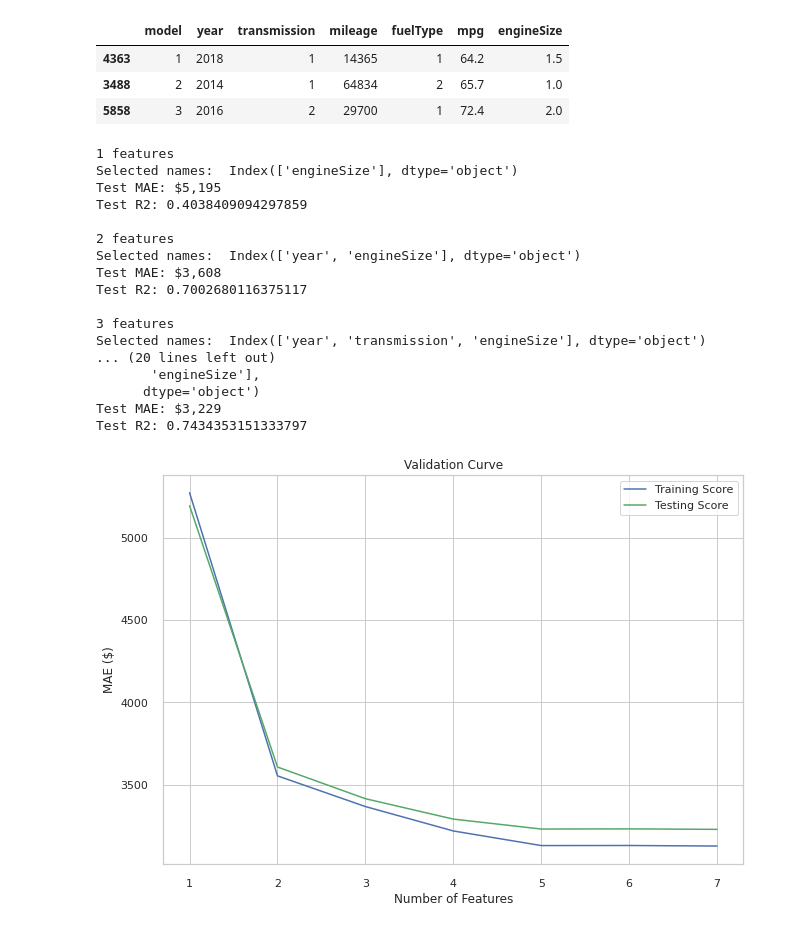
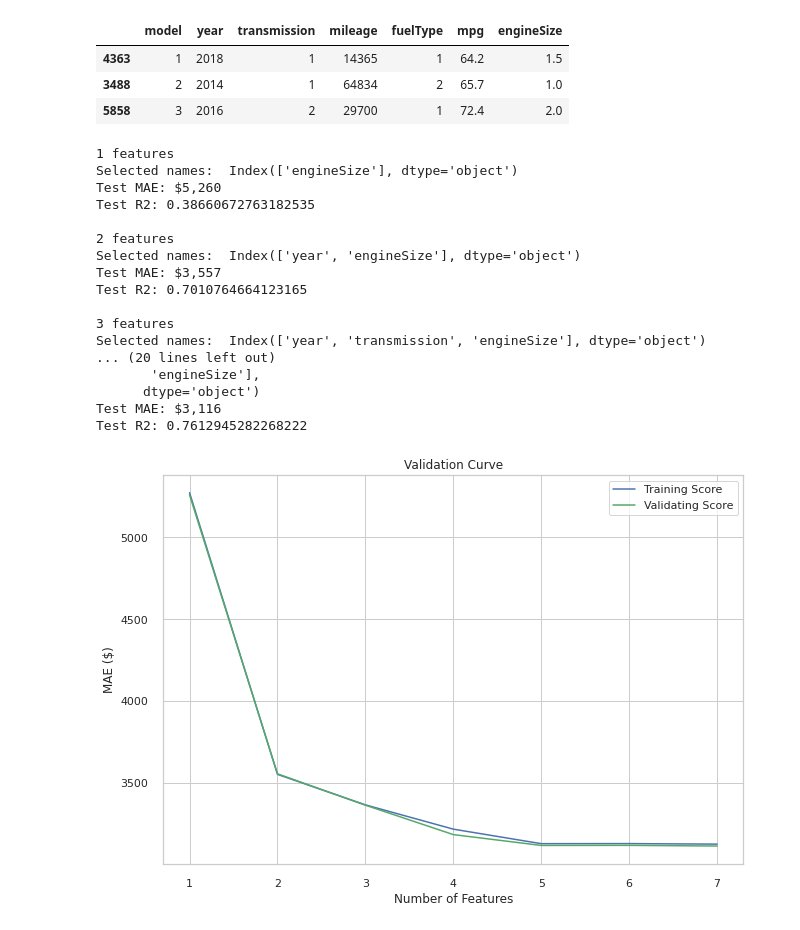
Before and after one commit to KYOH95/Project_2_Car_Analysis, a Jupyter notebook: Project2.ipynb, the cells around one changed output. Drawn from its saved outputs; the diff is of its cells as text; code cells hidden in the pictures.

```diff
--- a/Project2.ipynb
+++ b/Project2.ipynb
@@ -565,6 +565,7 @@ X_train_ord_enc.head(3)
 
 from sklearn.linear_model import LinearRegression
 from sklearn.metrics import mean_absolute_error, r2_score
+from sklearn.feature_selection import f_regression, SelectKBest
 
 training = []
 testing = []
@@ -577,7 +578,7 @@ for k in range(1, len(X_train_ord_enc.columns)+ 1):
     selector = SelectKBest(score_func=f_regression, k=k)
 
     X_train_selected = selector.fit_transform(X_train_ord_enc, y_train)
-    X_test_selected = selector.transform(X_test_ord_enc)
+    X_val_selected = selector.transform(X_val_ord_enc)
 
     all_names = X_train_ord_enc.columns
     selected_mask = selector.get_support()
@@ -586,41 +587,41 @@ for k in range(1, len(X_train_ord_enc.columns)+ 1):
 
 
     model = LinearRegression()
     model.fit(X_train_selected, y_train)
     y_pred = model.predict(X_train_selected)
     mae = mean_absolute_error(y_train, y_pred)
     training.append(mae)
 
-    y_pred = model.predict(X_test_selected)
-    mae = mean_absolute_error(y_test, y_pred)
-    r2 = r2_score(y_test, y_pred)
+    y_pred = model.predict(X_val_selected)
+    mae = mean_absolute_error(y_val, y_pred)
+    r2 = r2_score(y_val, y_pred)
     testing.append(mae)
     print(f'Test MAE: ${mae:,.0f}')
     print(f'Test R2: {r2} \n')
 
 plt.plot(ks, training, label='Training Score', color='b')
-plt.plot(ks, testing, label='Testing Score', color='g')
+plt.plot(ks, testing, label= "Validating Score", color='g')
 plt.ylabel("MAE ($)")
 plt.xlabel("Number of Features")
 plt.title('Validation Curve')
 plt.legend()
 plt.show()
 # %% [output]
 1 features
 Selected names:  Index(['engineSize'], dtype='object')
-Test MAE: $5,195
-Test R2: 0.4038409094297859
+Test MAE: $5,260
+Test R2: 0.38660672763182535
 
 2 features
 Selected names:  Index(['year', 'engineSize'], dtype='object')
-Test MAE: $3,608
-Test R2: 0.7002680116375117
+Test MAE: $3,557
+Test R2: 0.7010764664123165
 
 3 features
 Selected names:  Index(['year', 'transmission', 'engineSize'], dtype='object')
 ... (20 lines left out)
        'engineSize'],
       dtype='object')
-Test MAE: $3,229
-Test R2: 0.7434353151333797
+Test MAE: $3,116
+Test R2: 0.7612945282268222
-[figure, old version]
+[figure, new version]
```
